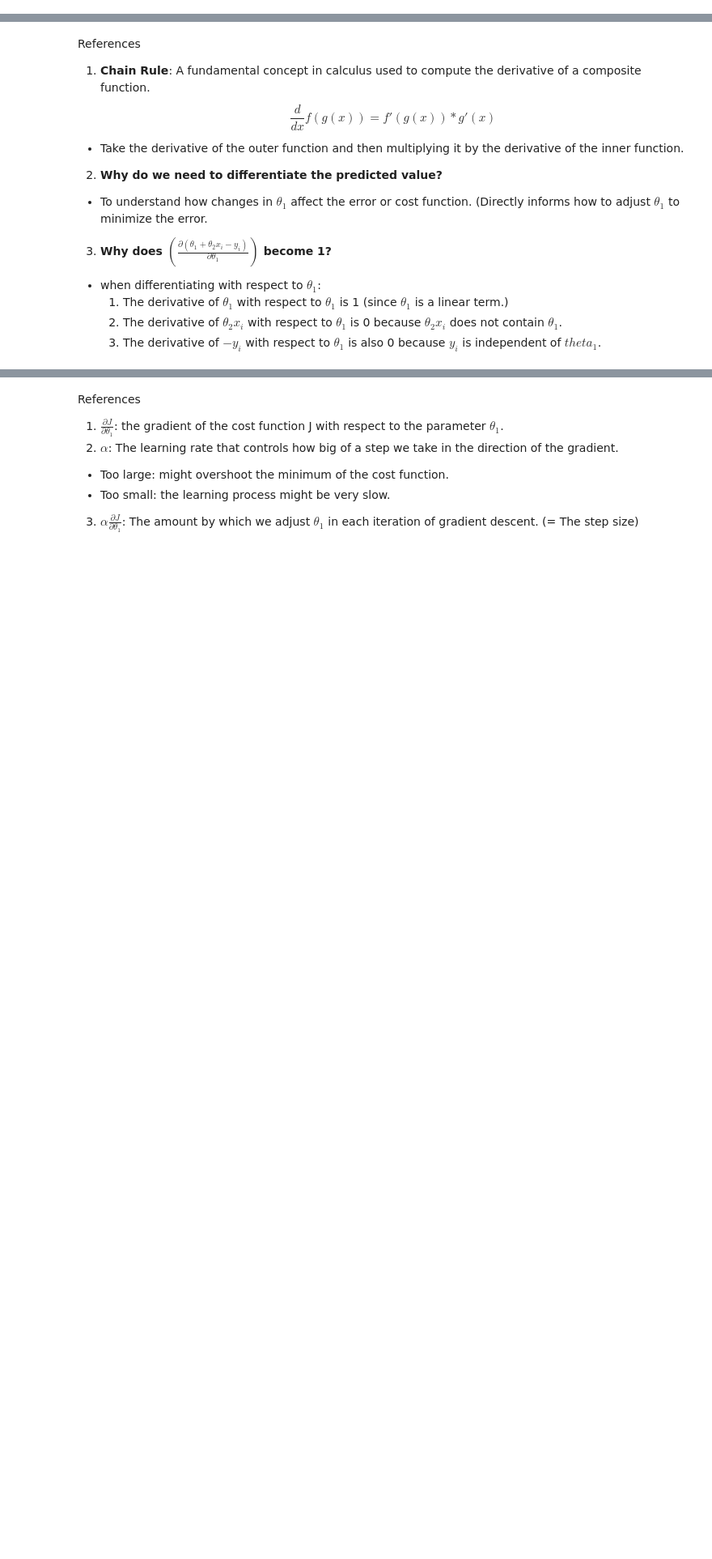
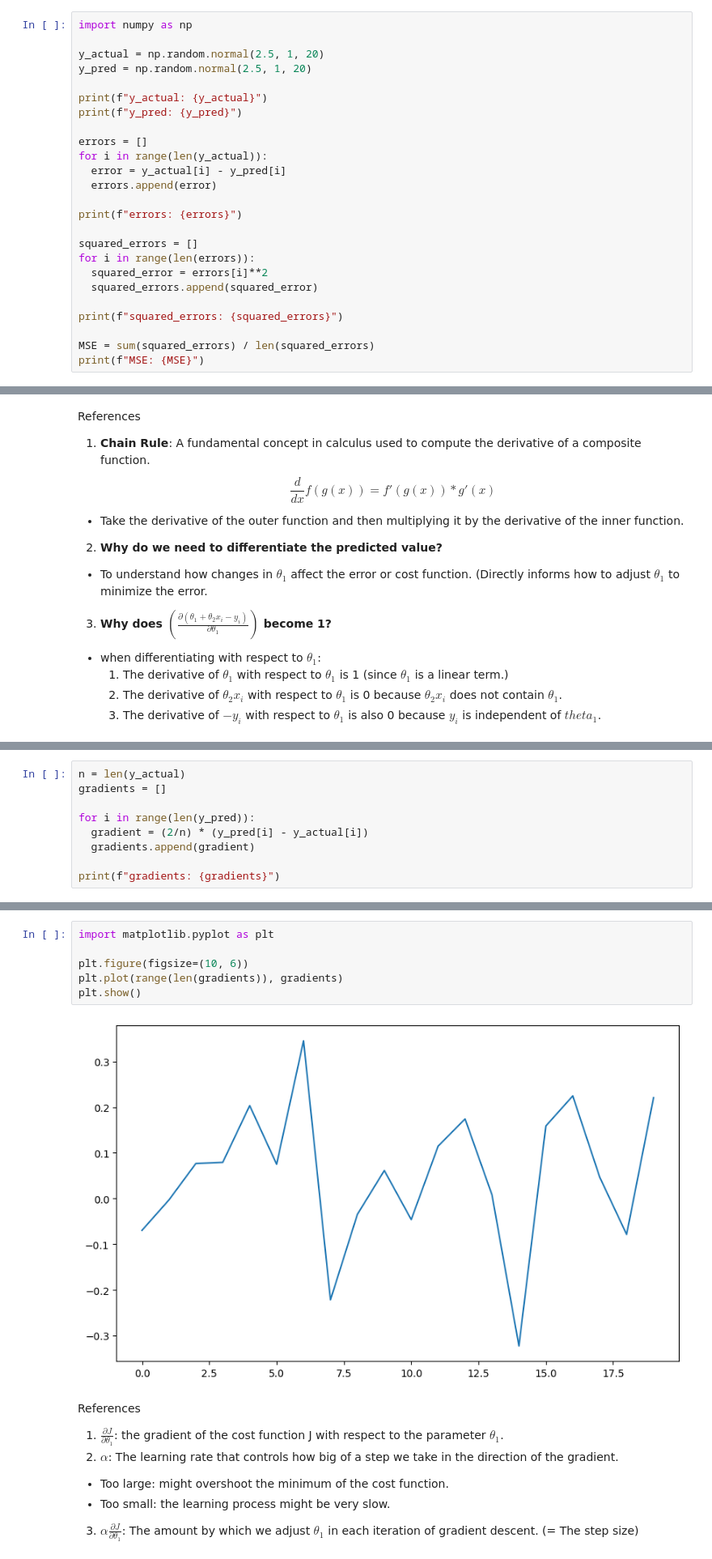
Before and after one commit to joyinning/classic_ml, a Jupyter notebook: Linear_Logistic_Regression.ipynb, the cells around one changed output, grey strips where cells are left out. Shown at 81% size. Cells and saved outputs as stored; diff of their text form; blank space fills up the shorter version.

```diff
--- a/Linear_Logistic_Regression.ipynb
+++ b/Linear_Logistic_Regression.ipynb
@@ -101,3 +107,28 @@ Measures how well the model's predictions match the actual data with gradient de
   - **Step 4: Calculate the Mean of the Squared Error** <br>
     Take the average of the sum of squared errors by dividing by the number of data points $n$.
     $$MSE = \frac{1}{n} \sum_{i=1}^{n} (y_i - \hat{y_i})^2$$
+# %%
+import numpy as np
+
+y_actual = np.random.normal(2.5, 1, 20)
+y_pred = np.random.normal(2.5, 1, 20)
+
+print(f"y_actual: {y_actual}")
+print(f"y_pred: {y_pred}")
+
+errors = []
+for i in range(len(y_actual)):
+  error = y_actual[i] - y_pred[i]
+  errors.append(error)
+
+print(f"errors: {errors}")
+
+squared_errors = []
+for i in range(len(errors)):
+  squared_error = errors[i]**2
+  squared_errors.append(squared_error)
+
+print(f"squared_errors: {squared_errors}")
+
+MSE = sum(squared_errors) / len(squared_errors)
+print(f"MSE: {MSE}")
@@ -144,3 +187,12 @@ Optimize algorithm by iteratively updates $\theta_1$ and $\theta_2$ to minimize
   - $\theta_2 := \theta_2 - \alpha(\frac{\partial J}{\partial\theta_2}) := \theta_2 - \alpha(\frac{1}{n} \sum_{i=1}^{n}2(\hat{y_i} - y_i))$
   - Since $\frac{\partial \hat{y_i}}{\partial \theta_1} = 1$, the gradient simplifies, and we use this to update $\theta_1$ to reduce the error.
 ![image.png](embedded-picture-2)
+# %%
+n = len(y_actual)
+gradients = []
+
+for i in range(len(y_pred)):
+  gradient = (2/n) * (y_pred[i] - y_actual[i])
+  gradients.append(gradient)
+
+print(f"gradients: {gradients}")
@@ -147,3 +201,11 @@ Optimize algorithm by iteratively updates $\theta_1$ and $\theta_2$ to minimize
+# %%
+import matplotlib.pyplot as plt
+
+plt.figure(figsize=(10, 6))
+plt.plot(range(len(gradients)), gradients)
+plt.show()
+# %% [output]
+[figure, added]
 # %% [markdown]
 References
 1. $\frac{\partial J}{\partial \theta_1}$: the gradient of the cost function J with respect to the parameter $\theta_1$.
```
Also changed, not shown: parts of 8 cells of this notebook.
